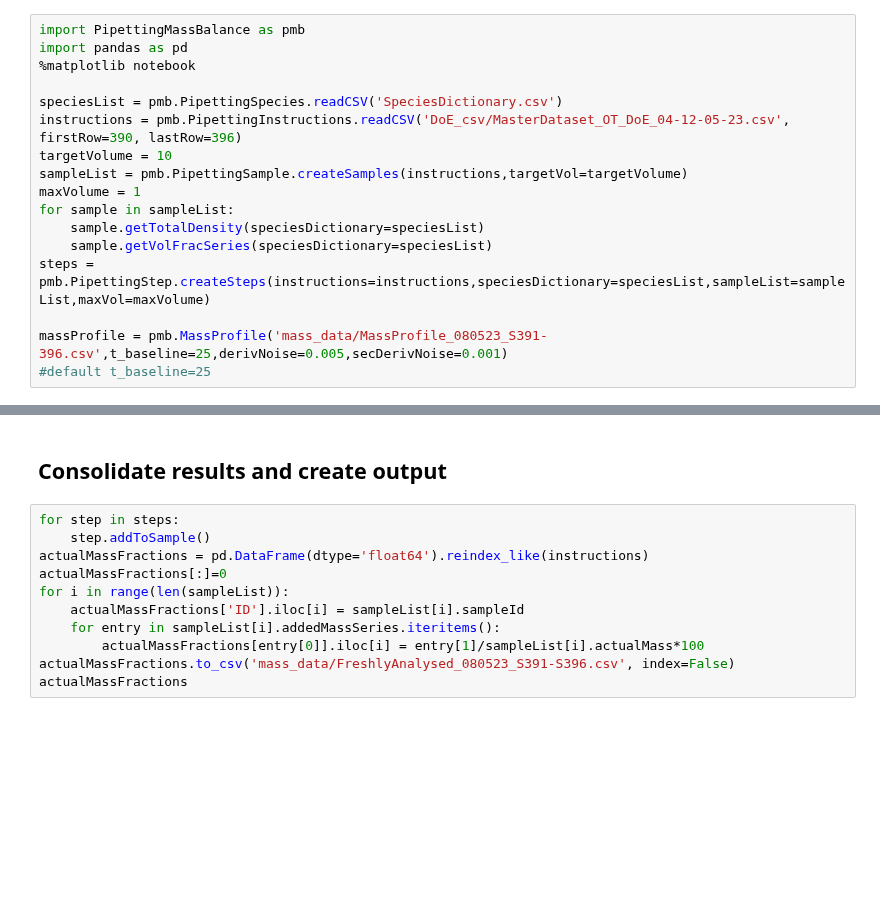
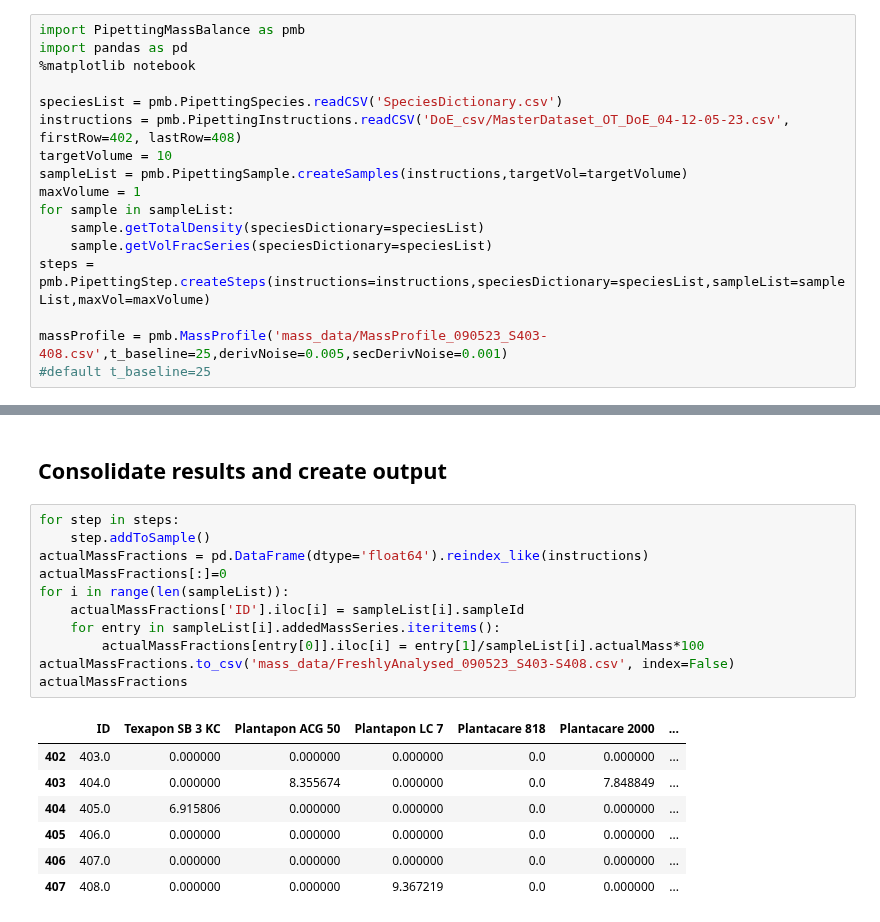
Before and after one commit to AniketChitre/formulations-prep, a Jupyter notebook: balance_analysis.ipynb, the cells around one changed output, grey strips where cells are left out. Saved outputs shown, nothing was run; the diff lists cells and outputs as text; blank space fills up the shorter version.

```diff
--- a/balance_analysis.ipynb
+++ b/balance_analysis.ipynb
@@ -6,7 +6,7 @@ import pandas as pd
 %matplotlib notebook
 
 speciesList = pmb.PipettingSpecies.readCSV('SpeciesDictionary.csv')
-instructions = pmb.PipettingInstructions.readCSV('DoE_csv/MasterDataset_OT_DoE_04-12-05-23.csv', firstRow=390, lastRow=396)
+instructions = pmb.PipettingInstructions.readCSV('DoE_csv/MasterDataset_OT_DoE_04-12-05-23.csv', firstRow=402, lastRow=408)
 targetVolume = 10
 sampleList = pmb.PipettingSample.createSamples(instructions,targetVol=targetVolume)
 maxVolume = 1
@@ -15,7 +15,7 @@ for sample in sampleList:
     sample.getVolFracSeries(speciesDictionary=speciesList)
 steps = pmb.PipettingStep.createSteps(instructions=instructions,speciesDictionary=speciesList,sampleList=sampleList,maxVol=maxVolume)
 
-massProfile = pmb.MassProfile('mass_data/MassProfile_080523_S391-396.csv',t_baseline=25,derivNoise=0.005,secDerivNoise=0.001)
+massProfile = pmb.MassProfile('mass_data/MassProfile_090523_S403-408.csv',t_baseline=25,derivNoise=0.005,secDerivNoise=0.001)
 #default t_baseline=25
 # %% [markdown]
 ## Analyse Water Addition
@@ -95,11 +95,19 @@ Addition of 0.175g Arlypon TT detected from 2914s to 2928s - expected volume = 0
 # %%
 for step in steps:
     step.addToSample()
 actualMassFractions = pd.DataFrame(dtype='float64').reindex_like(instructions)
 actualMassFractions[:]=0
 for i in range(len(sampleList)):
     actualMassFractions['ID'].iloc[i] = sampleList[i].sampleId
     for entry in sampleList[i].addedMassSeries.iteritems():
         actualMassFractions[entry[0]].iloc[i] = entry[1]/sampleList[i].actualMass*100
-actualMassFractions.to_csv('mass_data/FreshlyAnalysed_080523_S391-S396.csv', index=False)
+actualMassFractions.to_csv('mass_data/FreshlyAnalysed_090523_S403-S408.csv', index=False)
 actualMassFractions
+# %% [output]
+|  | ID | Texapon SB 3 KC | Plantapon ACG 50 | Plantapon LC 7 | Plantacare 818 | Plantacare 2000 | ... |
+| 402 | 403.0 | 0.000000 | 0.000000 | 0.000000 | 0.0 | 0.000000 | ... |
+| 403 | 404.0 | 0.000000 | 8.355674 | 0.000000 | 0.0 | 7.848849 | ... |
+| 404 | 405.0 | 6.915806 | 0.000000 | 0.000000 | 0.0 | 0.000000 | ... |
+| 405 | 406.0 | 0.000000 | 0.000000 | 0.000000 | 0.0 | 0.000000 | ... |
+| 406 | 407.0 | 0.000000 | 0.000000 | 0.000000 | 0.0 | 0.000000 | ... |
+| 407 | 408.0 | 0.000000 | 0.000000 | 9.367219 | 0.0 | 0.000000 | ... |
```
Also changed, not shown: parts of 4 cells of this notebook, 6 other files.
